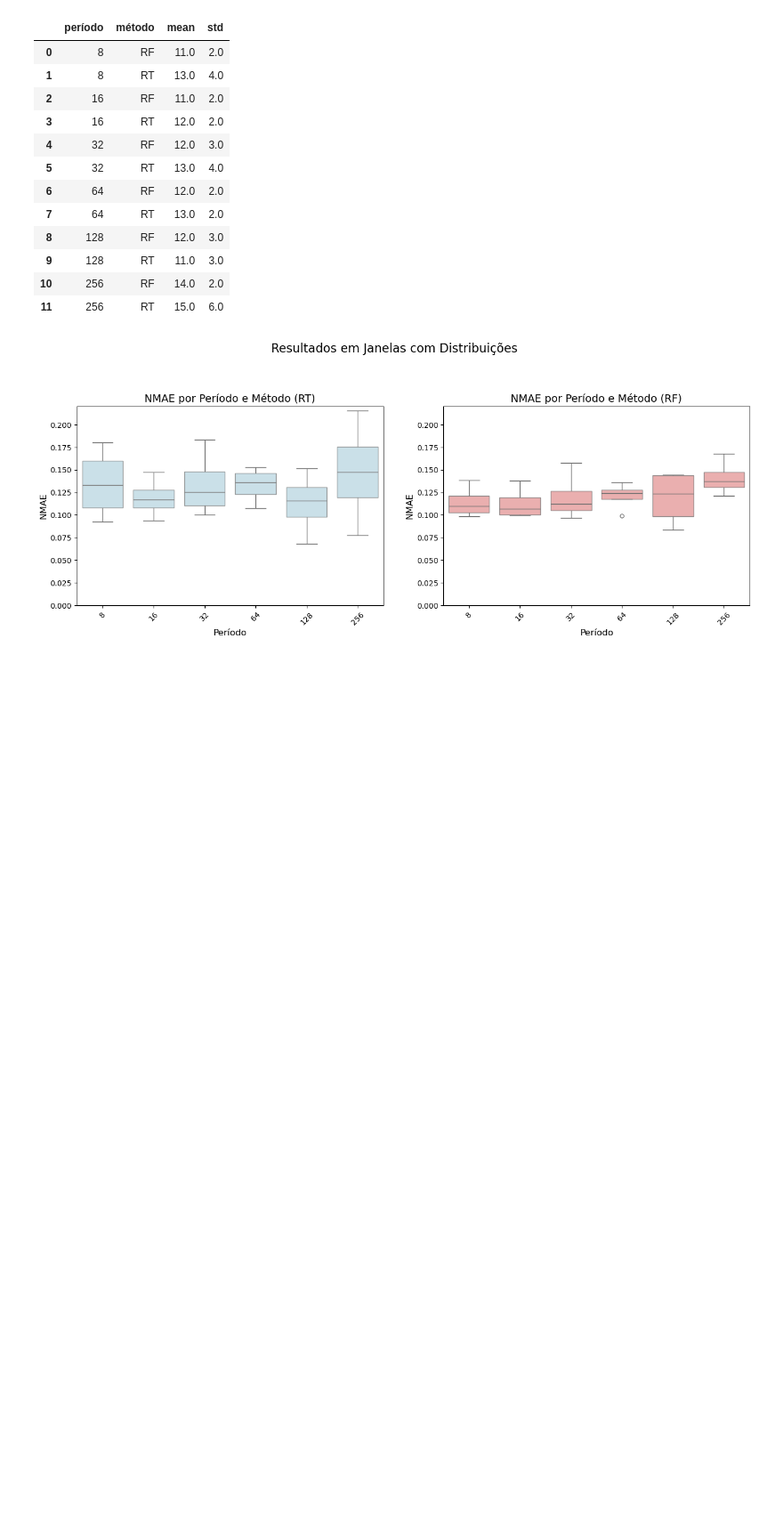
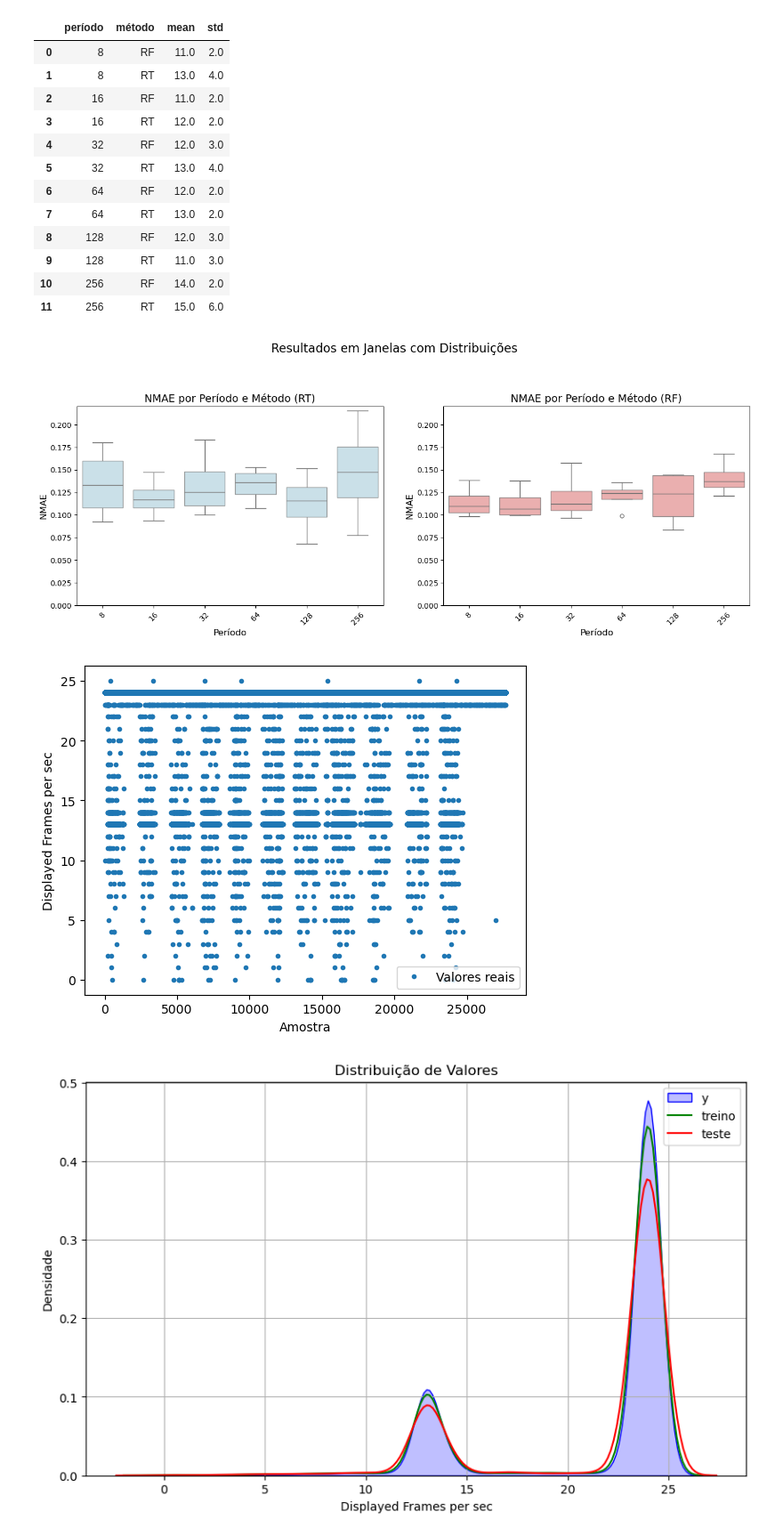
Before and after one commit to DaviVilarinho/ic-intervalo-qos, a Jupyter notebook: AnalisePeriodicidadeTolaKFold.ipynb, the cells around one changed output. Shown at 89% size. Saved outputs shown, nothing was run; the diff lists cells and outputs as text; code cells hidden in the pictures; blank space fills up the shorter version.

Commit message:
Final KFold Analysis

```diff
--- a/AnalisePeriodicidadeTolaKFold.ipynb
+++ b/AnalisePeriodicidadeTolaKFold.ipynb
@@ -130,3 +130,69 @@ plt.tight_layout(pad=3.0)
 plt.show()
 # %% [output]
 [figure]
+# %%
+# Importar bibliotecas necessárias
+from sklearn.ensemble import RandomForestRegressor
+from sklearn.model_selection import train_test_split
+from sklearn.model_selection import KFold
+from sklearn.metrics import mean_squared_error
+import numpy as np
+import matplotlib.pyplot as plt
+import seaborn as sns
+import pandas as pd
+
+from dataset_management import parse_traces
+
+
+def normalized_mean_absolute_error(y_true, y_pred):
+# Cálculo do NMAE
+  nmae = (abs(y_pred - y_true.values.ravel()).mean())/y_true.values.ravel().mean()
+  return nmae
+
+# Abrir datasets X e y
+
+X_raw, y_raw = parse_traces(
+    'VoD-BothApps-PeriodicLoad', 'DispFrames', ['X_cluster.csv', 'X_flow.csv', 'X_port.csv'])
+
+#Merge por timestamp e separação em X e y
+#merge_raw = pd.concat([X_raw, y_raw], axis=1)
+X_features = ['all_..idle','X..memused','proc.s','cswch.s','file.nr','sum_intr.s','ldavg.1','tcpsck','pgfree.s']
+#y_target = ['DispFrames']
+X = X_raw#[X_features]
+y = y_raw#[y_target]
+
+# Dividir dados em treinamento e teste
+X_train, X_test, y_train, y_test = train_test_split(X, y, test_size=0.3, random_state=42)
+
+#Dividir dados em treinamento e teste usando K-Fold
+# Definir número de folds
+#k = 3
+
+# Criar objeto KFold com shuffle=False
+#kf = KFold(n_splits=k, shuffle=True)
+
+# Realizar treinamento e teste com K-Fold
+#for fold, (train_index, test_index) in enumerate(kf.split(X)):
+  # X_train, X_test = X.iloc[train_index], X.iloc[test_index]
+  # y_train, y_test = y.iloc[train_index], y.iloc[test_index]
+
+# Visualizar os resultados
+plt.plot(y.values.ravel(), marker=".", linestyle="None", label="Valores reais")
+plt.xlabel("Amostra")
+plt.ylabel("Displayed Frames per sec")
+plt.legend()
+plt.show()
+
+plt.figure(figsize=(10, 6))
+sns.kdeplot(y['DispFrames'], color='blue', fill=True, label='y')
+sns.kdeplot(y_train['DispFrames'], color='green', fill=False, label='treino')
+sns.kdeplot(y_test['DispFrames'], color='red', fill=False, label='teste')
+plt.xlabel('Displayed Frames per sec')
+plt.ylabel('Densidade')
+plt.title('Distribuição de Valores')
+plt.legend()
+plt.grid(True)
+plt.show()
+# %% [output]
+[figure, added]
+[figure, added]
```
Also changed, not shown: parts of 2 cells of this notebook, 11 other files.
